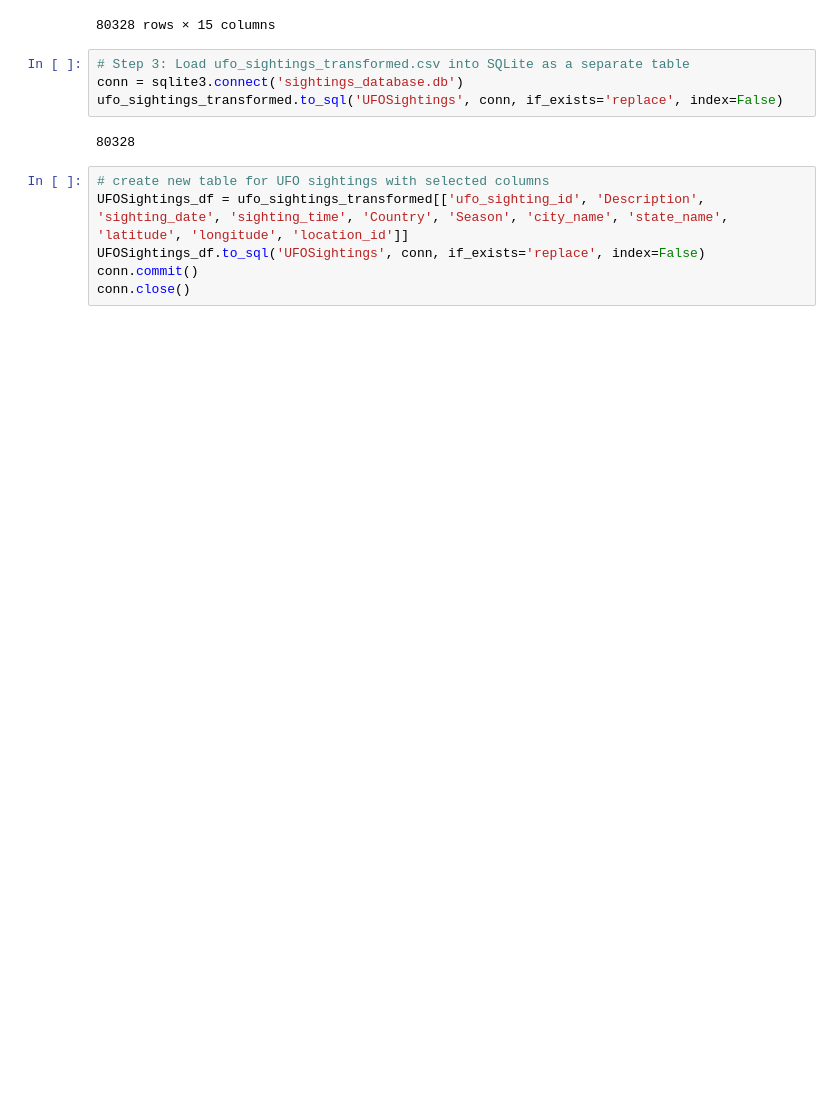
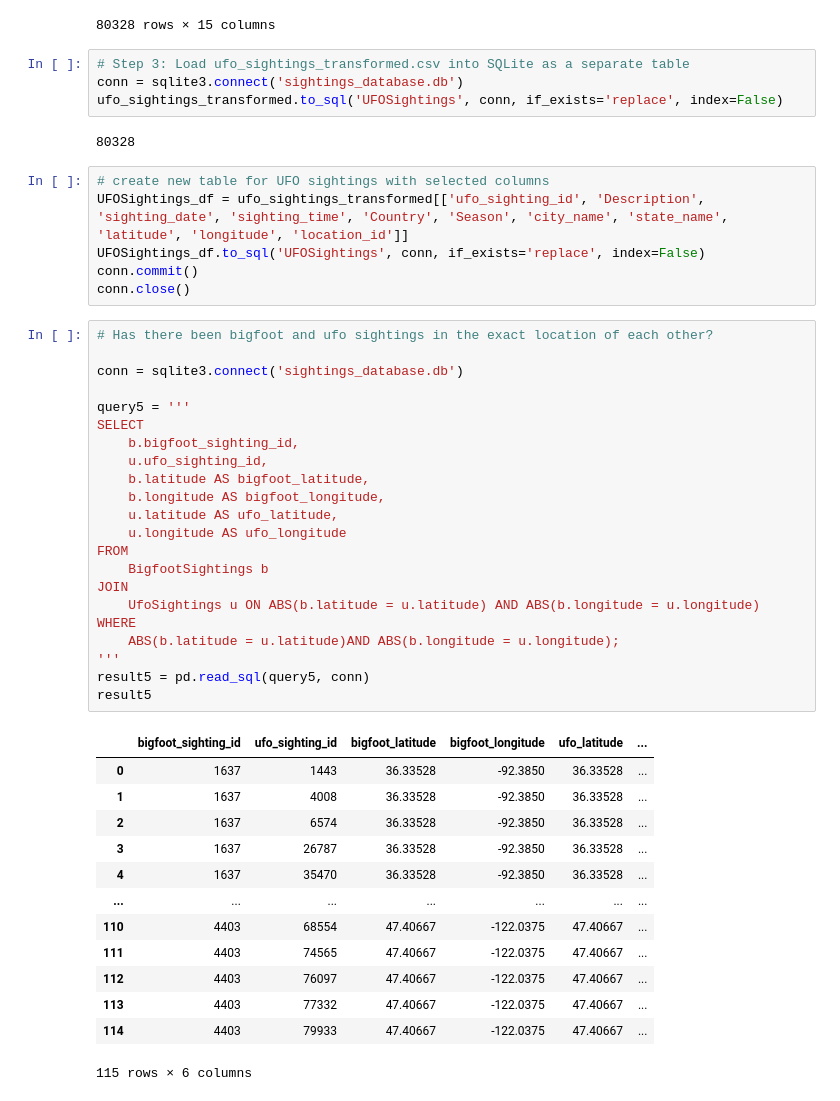
Before and after one commit to ryann1004/Capstone_RobertYann, a Jupyter notebook: Notebooks/Capstone_RY.ipynb, the cells around one changed output. Drawn from its saved outputs; the diff is of its cells as text; blank space fills up the shorter version.

```diff
--- a/Notebooks/Capstone_RY.ipynb
+++ b/Notebooks/Capstone_RY.ipynb
@@ -1775,3 +1775,39 @@ UFOSightings_df = ufo_sightings_transformed[['ufo_sighting_id', 'Description', '
 UFOSightings_df.to_sql('UFOSightings', conn, if_exists='replace', index=False)
 conn.commit()
 conn.close()
+# %%
+# Has there been bigfoot and ufo sightings in the exact location of each other?
+
+conn = sqlite3.connect('sightings_database.db')
+
+query5 = '''
+SELECT
+    b.bigfoot_sighting_id,
+    u.ufo_sighting_id,
+    b.latitude AS bigfoot_latitude,
+    b.longitude AS bigfoot_longitude,
+    u.latitude AS ufo_latitude,
+    u.longitude AS ufo_longitude
+FROM
+    BigfootSightings b
+JOIN
+    UfoSightings u ON ABS(b.latitude = u.latitude) AND ABS(b.longitude = u.longitude)
+WHERE
+    ABS(b.latitude = u.latitude)AND ABS(b.longitude = u.longitude);
+'''
+result5 = pd.read_sql(query5, conn)
+result5
+# %% [output]
+|  | bigfoot_sighting_id | ufo_sighting_id | bigfoot_latitude | bigfoot_longitude | ufo_latitude | ... |
+| 0 | 1637 | 1443 | 36.33528 | -92.3850 | 36.33528 | ... |
+| 1 | 1637 | 4008 | 36.33528 | -92.3850 | 36.33528 | ... |
+| 2 | 1637 | 6574 | 36.33528 | -92.3850 | 36.33528 | ... |
+| 3 | 1637 | 26787 | 36.33528 | -92.3850 | 36.33528 | ... |
+| 4 | 1637 | 35470 | 36.33528 | -92.3850 | 36.33528 | ... |
+| ... | ... | ... | ... | ... | ... | ... |
+| 110 | 4403 | 68554 | 47.40667 | -122.0375 | 47.40667 | ... |
+| 111 | 4403 | 74565 | 47.40667 | -122.0375 | 47.40667 | ... |
+| 112 | 4403 | 76097 | 47.40667 | -122.0375 | 47.40667 | ... |
+| 113 | 4403 | 77332 | 47.40667 | -122.0375 | 47.40667 | ... |
+| 114 | 4403 | 79933 | 47.40667 | -122.0375 | 47.40667 | ... |
+115 rows × 6 columns
```
Also changed, not shown: parts of 2 cells of this notebook.
